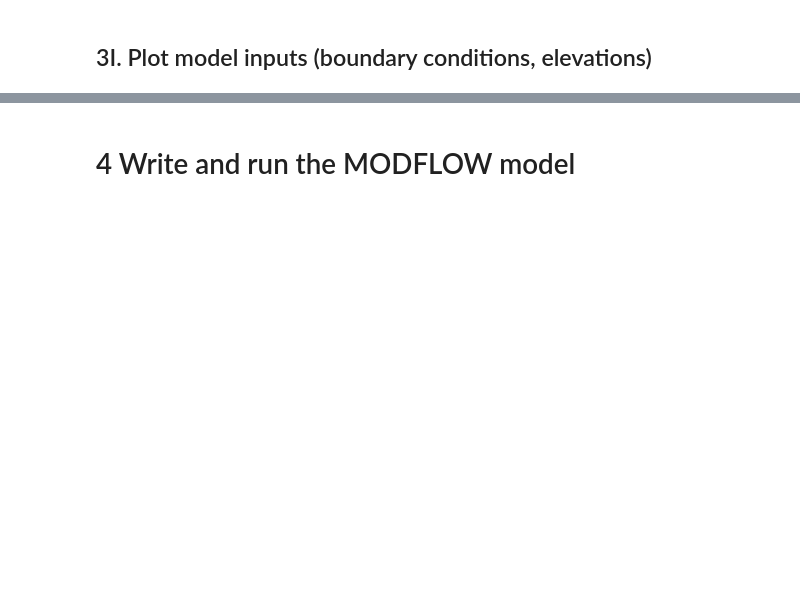
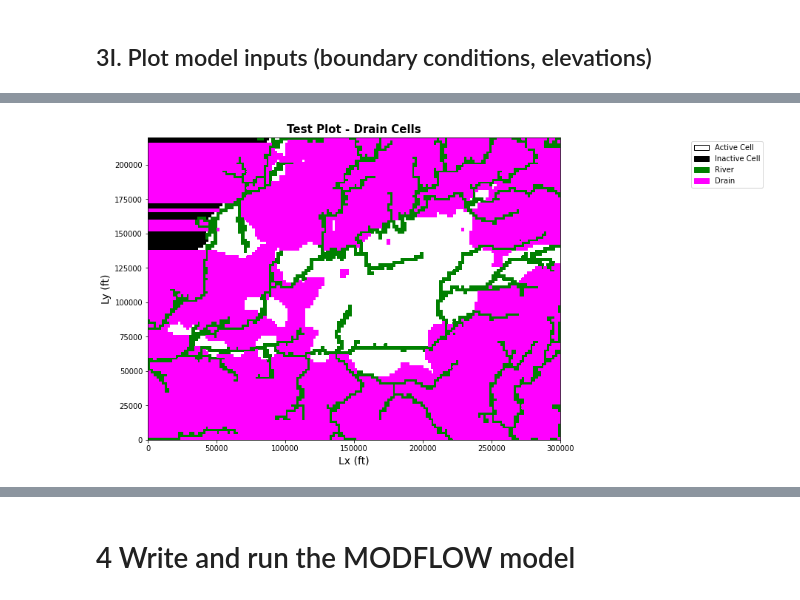
Before and after one commit to iordach1/GEOL572-GRL, a Jupyter notebook: GRL_Model_working.ipynb, the cells around one changed output, grey strips where cells are left out. Cells and saved outputs as stored; diff of their text form; code cells hidden in the pictures; blank space fills up the shorter version.

```diff
--- a/GRL_Model_working.ipynb
+++ b/GRL_Model_working.ipynb
@@ -541,2 +623,27 @@ plt.title('Top Elevation (ft AMSL)', fontsize = 15, fontweight = 'bold')
+# %%
+'''Verify that the drain cells work as intended'''
+# Check that the locations of drain cells in the map below (magenta) match the locations of low-k material at land surface in the map above (dark brown)
+# Additionally, check that the river cells appear in the map below, to ensure that they were not overwritten as drain cells.
+
+#----------------------------------------------------------------------------
+plt.figure(figsize=(10,10)) #create 10 x 10 figure
+modelmap = flopy.plot.PlotMapView(model=m, layer=0)
+#grid = modelmap.plot_grid()
+ib = modelmap.plot_ibound()
+rvr = modelmap.plot_bc(ftype='RIV')
+drain = modelmap.plot_bc(ftype='DRN',color='magenta')
+
+#add labels and legend
+plt.xlabel('Lx (ft)',fontsize = 14)
+plt.ylabel('Ly (ft)',fontsize = 14)
+plt.title('Test Plot - Drain Cells', fontsize = 15, fontweight = 'bold')
+plt.legend(handles=[mp.patches.Patch(color='white',label='Active Cell',ec='black'),
+                    mp.patches.Patch(color='black',label='Inactive Cell',ec='black'),
+                    mp.patches.Patch(color='green',label='River',ec='green'),
+                    mp.patches.Patch(color='magenta',label='Drain',ec='magenta')],
+                    bbox_to_anchor=(1.5,1.0))
+plt.show()
+# %% [output]
+[figure, added]
 # %%
 np.array(khlayers).shape
```
Also changed, not shown: parts of 18 cells of this notebook.
